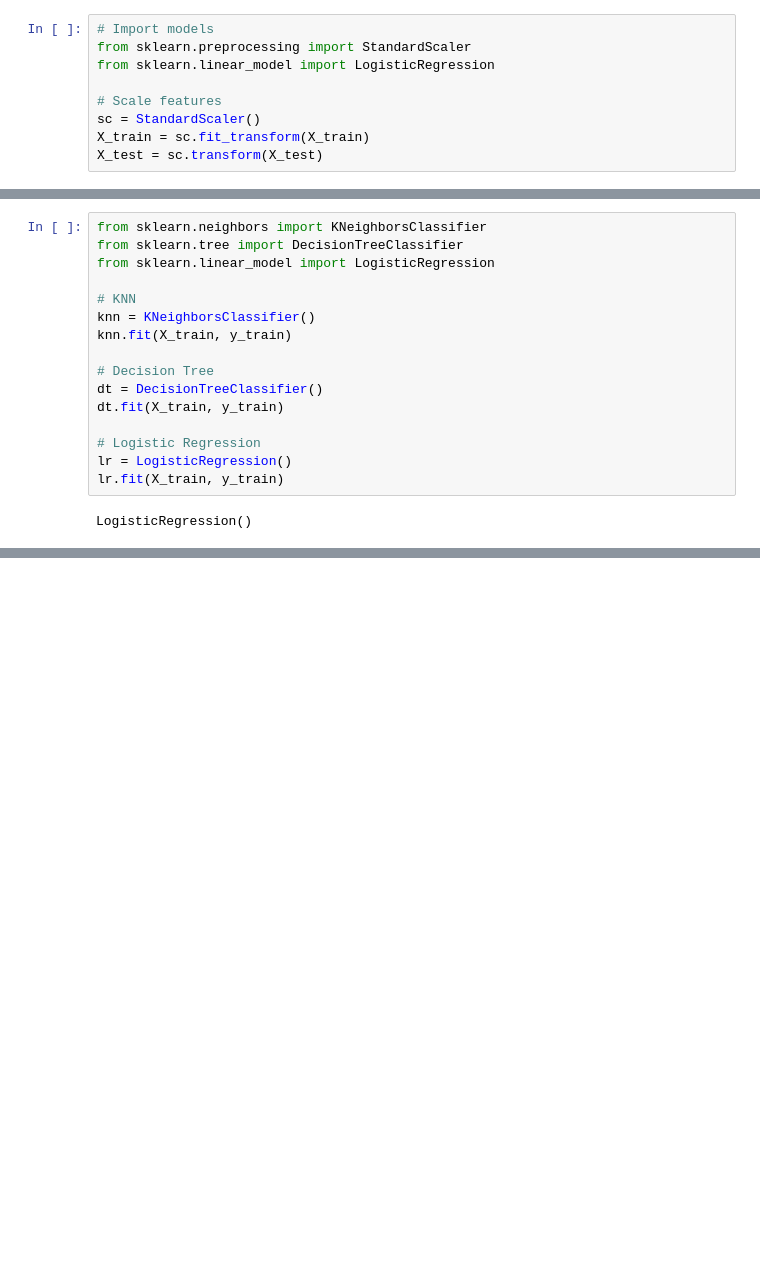
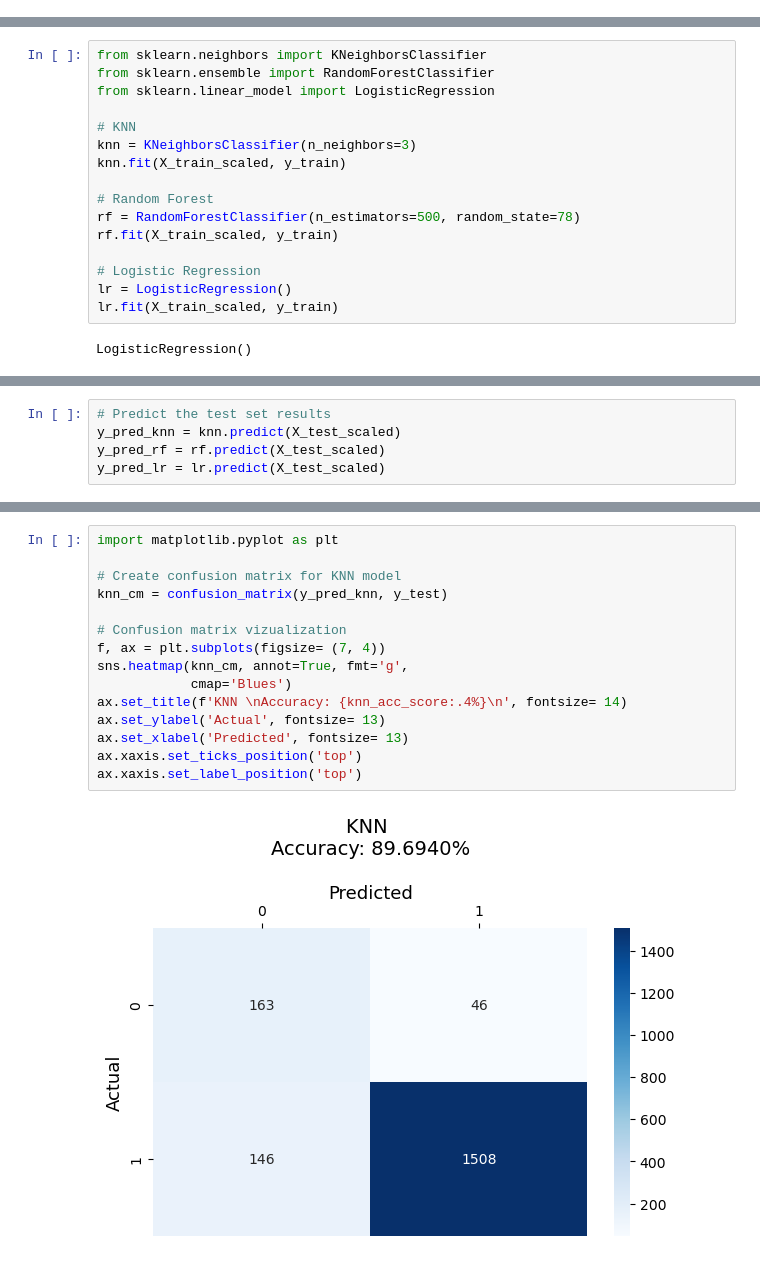
Before and after one commit to hdkronke/cc-customer-attrition-project, a Jupyter notebook: Group_1_Project_4.ipynb, the cells around one changed output, grey strips where cells are left out. Drawn from its saved outputs; the diff is of its cells as text; blank space fills up the shorter version.

Commit message:
Addl. df cleaning, organized results + viz

```diff
--- a/Group_1_Project_4.ipynb
+++ b/Group_1_Project_4.ipynb
@@ -106,12 +198,3 @@ from sklearn.model_selection import train_test_split
 
 # Split training and test sets
 X_train, X_test, y_train, y_test = train_test_split(X, y, test_size=0.2, random_state=42)
-# %%
-# Import models
-from sklearn.preprocessing import StandardScaler
-from sklearn.linear_model import LogisticRegression
-
-# Scale features
-sc = StandardScaler()
-X_train = sc.fit_transform(X_train)
-X_test = sc.transform(X_test)
@@ -118,18 +213,18 @@ X_test = sc.transform(X_test)
 # %%
 from sklearn.neighbors import KNeighborsClassifier
-from sklearn.tree import DecisionTreeClassifier
+from sklearn.ensemble import RandomForestClassifier
 from sklearn.linear_model import LogisticRegression
 
 # KNN
-knn = KNeighborsClassifier()
-knn.fit(X_train, y_train)
+knn = KNeighborsClassifier(n_neighbors=3)
+knn.fit(X_train_scaled, y_train)
 
-# Decision Tree
-dt = DecisionTreeClassifier()
-dt.fit(X_train, y_train)
+# Random Forest
+rf = RandomForestClassifier(n_estimators=500, random_state=78)
+rf.fit(X_train_scaled, y_train)
 
 # Logistic Regression
 lr = LogisticRegression()
-lr.fit(X_train, y_train)
+lr.fit(X_train_scaled, y_train)
 # %% [output]
 LogisticRegression()
@@ -170,0 +231,5 @@ weighted avg       0.89      0.90      0.89      1863
+# %%
+# Predict the test set results
+y_pred_knn = knn.predict(X_test_scaled)
+y_pred_rf = rf.predict(X_test_scaled)
+y_pred_lr = lr.predict(X_test_scaled)
@@ -170,0 +260,17 @@ weighted avg       0.89      0.90      0.89      1863
+# %%
+import matplotlib.pyplot as plt
+
+# Create confusion matrix for KNN model
+knn_cm = confusion_matrix(y_pred_knn, y_test)
+
+# Confusion matrix vizualization
+f, ax = plt.subplots(figsize= (7, 4))
+sns.heatmap(knn_cm, annot=True, fmt='g',
+            cmap='Blues')
+ax.set_title(f'KNN \nAccuracy: {knn_acc_score:.4%}\n', fontsize= 14)
+ax.set_ylabel('Actual', fontsize= 13)
+ax.set_xlabel('Predicted', fontsize= 13)
+ax.xaxis.set_ticks_position('top')
+ax.xaxis.set_label_position('top')
+# %% [output]
+[figure, added]
```
Also changed, not shown: parts of 37 cells of this notebook.
